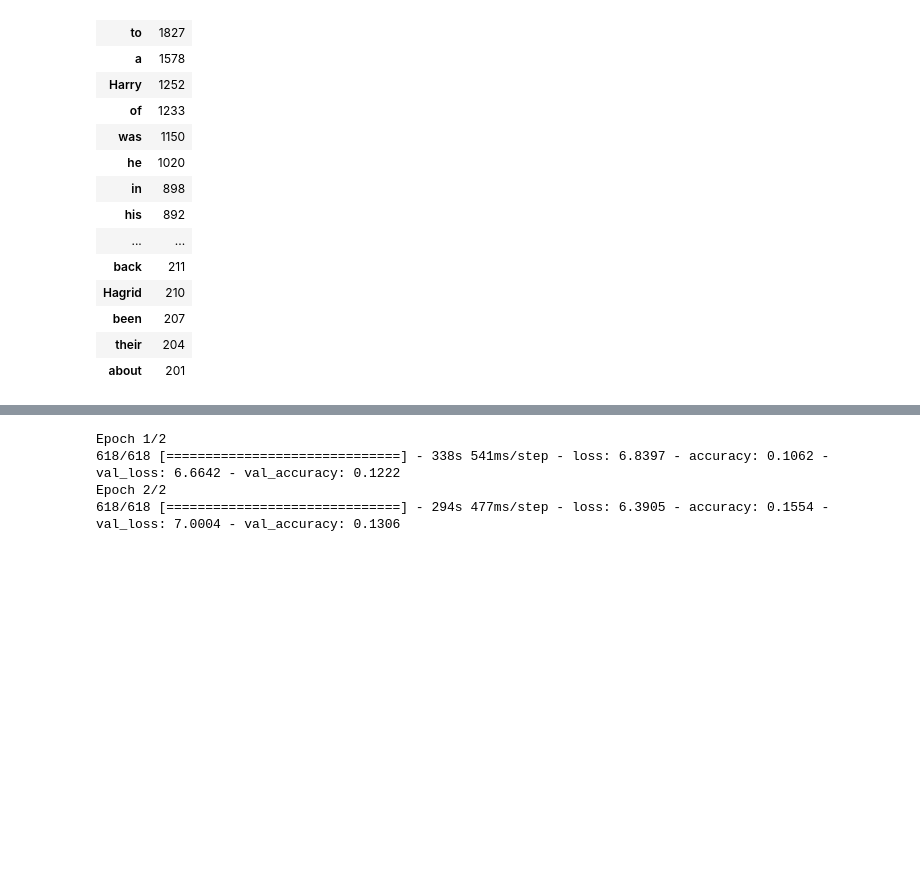
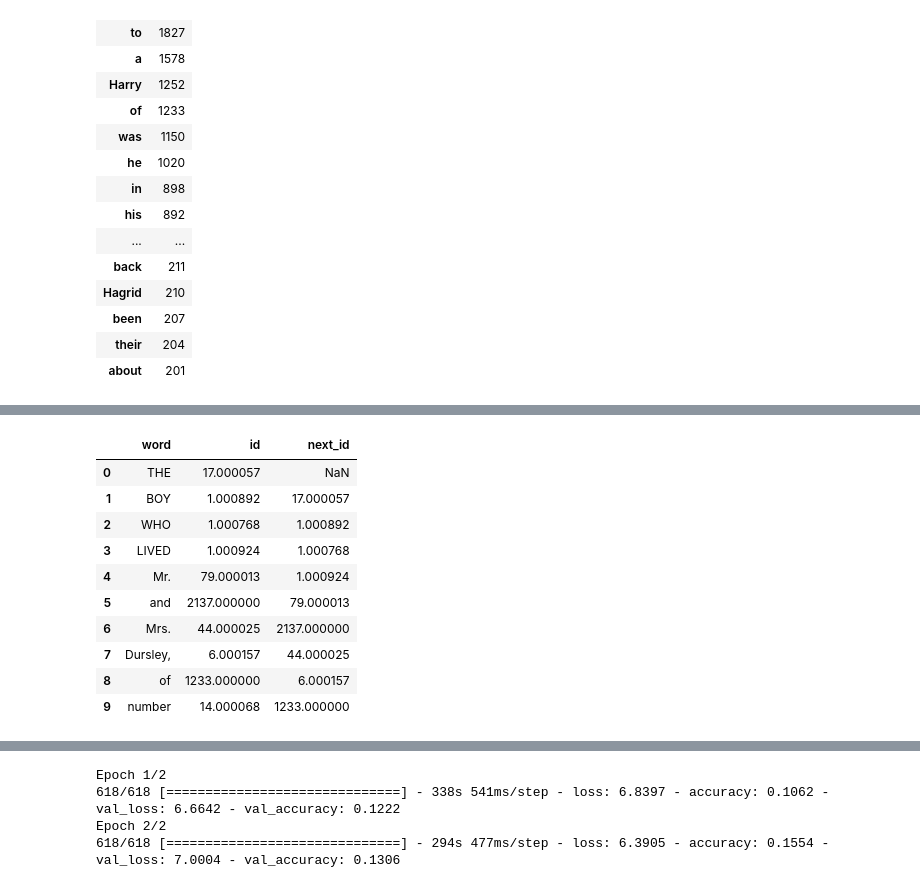
Before and after one commit to rodum012/Harry_Potter_AI, a Jupyter notebook: HP_AI.ipynb, the cells around one changed output, grey strips where cells are left out. Cells and saved outputs as stored; diff of their text form; code cells hidden in the pictures; blank space fills up the shorter version.

```diff
--- a/HP_AI.ipynb
+++ b/HP_AI.ipynb
@@ -173,0 +311,15 @@ for i, each_words in enumerate(prev_words):
+# %%
+hp_story_df['next_id'] = hp_story_df['id'].shift(1)
+hp_story_df.head(10)
+# %% [output]
+|  | word | id | next_id |
+| 0 | THE | 17.000057 | NaN |
+| 1 | BOY | 1.000892 | 17.000057 |
+| 2 | WHO | 1.000768 | 1.000892 |
+| 3 | LIVED | 1.000924 | 1.000768 |
+| 4 | Mr. | 79.000013 | 1.000924 |
+| 5 | and | 2137.000000 | 79.000013 |
+| 6 | Mrs. | 44.000025 | 2137.000000 |
+| 7 | Dursley, | 6.000157 | 44.000025 |
+| 8 | of | 1233.000000 | 6.000157 |
+| 9 | number | 14.000068 | 1233.000000 |
```
Also changed, not shown: parts of 42 cells of this notebook, 2 other files.
